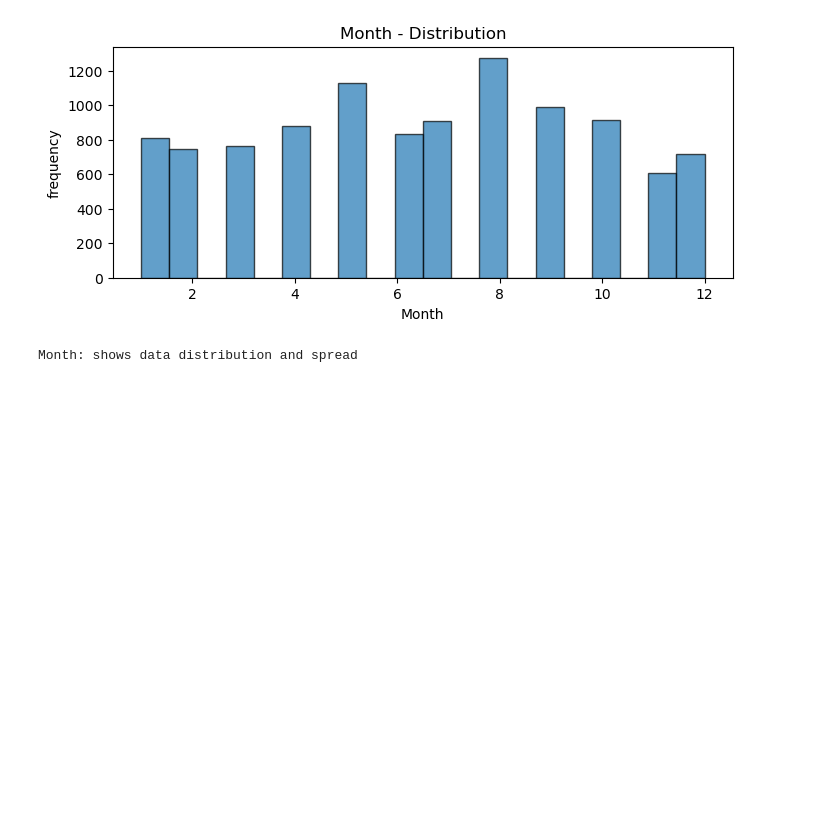
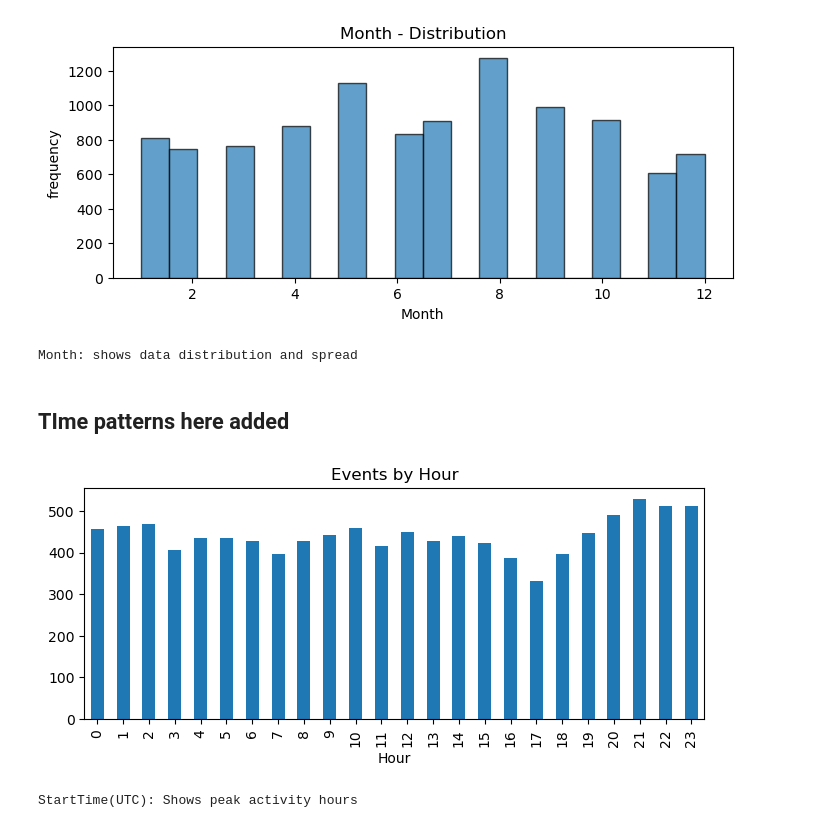
Before and after one commit to saeed-taj/AI-ML-DATA_SCIENCE-FROM-SCRATCH, a Jupyter notebook: Machine-learning/data_pre-processing_&_analysis/feature_engineering.ipynb, the cells around one changed output. Drawn from its saved outputs; the diff is of its cells as text; code cells hidden in the pictures; blank space fills up the shorter version.

Commit message:
feature engineering extraction of time based data like hourly , weekly and monthly and making new columns and added the visualizations also frequency and distribution charts and added time patterns chart

```diff
--- a/Machine-learning/data_pre-processing_&_analysis/feature_engineering.ipynb
+++ b/Machine-learning/data_pre-processing_&_analysis/feature_engineering.ipynb
@@ -154,3 +154,17 @@ Hour: shows data distribution and spread
 DayOfWeek: shows data distribution and spread
 [figure]
 Month: shows data distribution and spread
+# %% [markdown]
+## TIme patterns here added
+# %%
+# Date column - Time patterns
+if 'StartTime(UTC)' in df_filled.columns:
+    df_filled['Hour'] = pd.to_datetime(df_filled['StartTime(UTC)']).dt.hour
+    plt.figure(figsize=(8, 3))
+    df_filled['Hour'].value_counts().sort_index().plot(kind='bar')
+    plt.title('Events by Hour')
+    plt.show()
+    print("StartTime(UTC): Shows peak activity hours")
+# %% [output]
+[figure, added]
+StartTime(UTC): Shows peak activity hours
```
